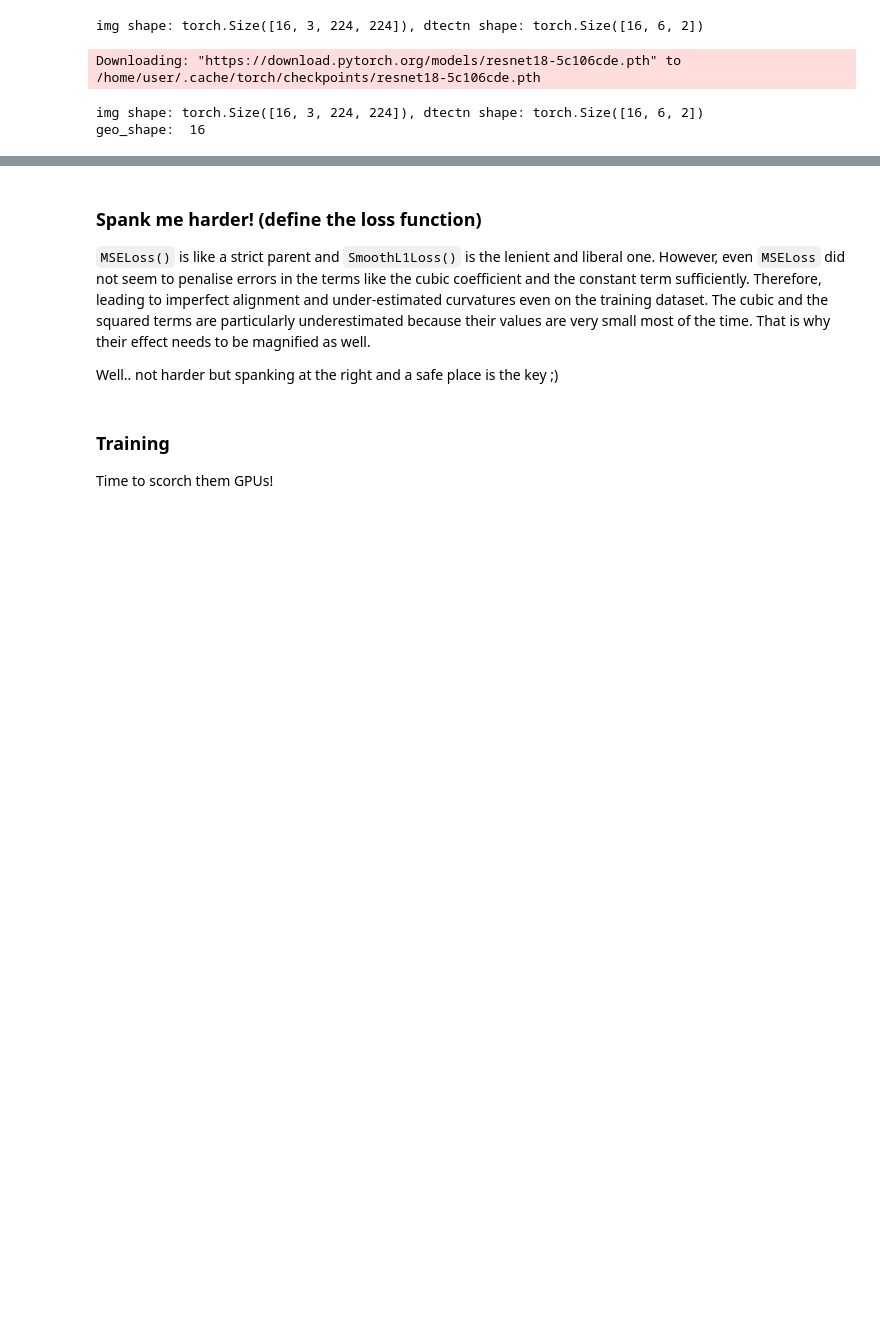
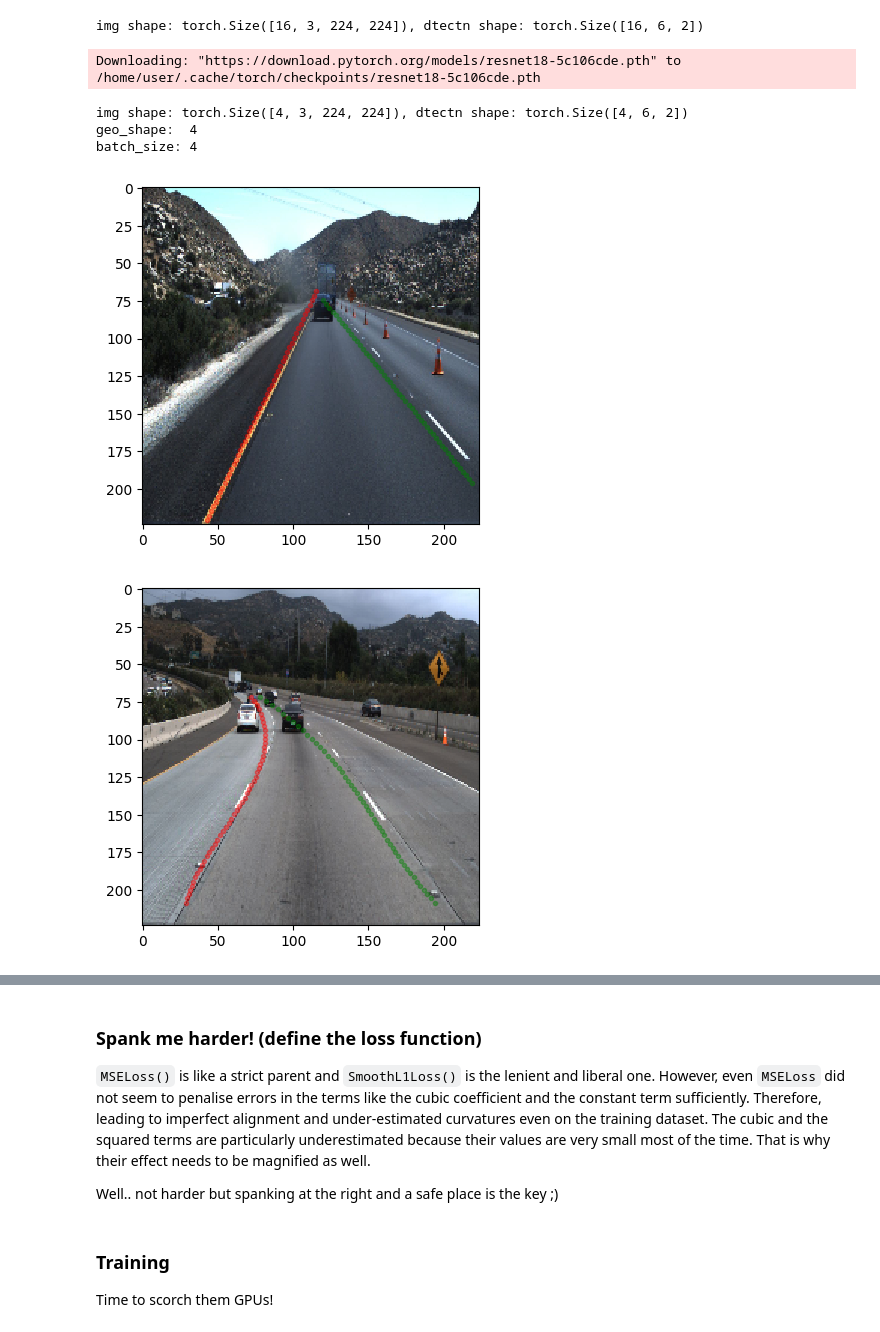
Before and after one commit to stackSmasher294/DeepPolyLane, a Jupyter notebook: Training and Validation.ipynb, the cells around one changed output, grey strips where cells are left out. Cells and saved outputs as stored; diff of their text form; code cells hidden in the pictures; blank space fills up the shorter version.

```diff
--- a/Training and Validation.ipynb
+++ b/Training and Validation.ipynb
@@ -126,23 +140,26 @@ net = net.to(device)
 Downloading: "https://download.pytorch.org/models/resnet18-5c106cde.pth" to /home/user/.cache/torch/checkpoints/resnet18-5c106cde.pth
 # %%
 samples = []
-for i, sample in enumerate(val_loader):
+for i, sample in enumerate(train_loader):
     samples.append(sample)
     if i == 0:
         break
 for sample in samples:
     img = sample['image']
     dtections = sample['detections']
     print('img shape: {}, dtectn shape: {}'.format(img.size(), dtections.size()))
     pred_geo = net(img.type(torch.FloatTensor).to(device))
     pred_geo = pred_geo.view(-1, 6, 2).cpu()
 
     print('geo_shape: ', pred_geo.shape[0])
     #predicted_dtectn = torch.cat([existence, geo], dim=1)
     #print('pred shape: ', predicted_dtectn.shape)
 
-    #visualize_detections(img, dtections)
+    visualize_detections(img, dtections)
     #visualize_detections(img, pred_geo)
 # %% [output]
-img shape: torch.Size([16, 3, 224, 224]), dtectn shape: torch.Size([16, 6, 2])
-geo_shape:  16
+img shape: torch.Size([4, 3, 224, 224]), dtectn shape: torch.Size([4, 6, 2])
+geo_shape:  4
+batch_size: 4
+[figure, added]
+[figure, added]
```
Also changed, not shown: parts of 6 cells of this notebook, 1 other file.
